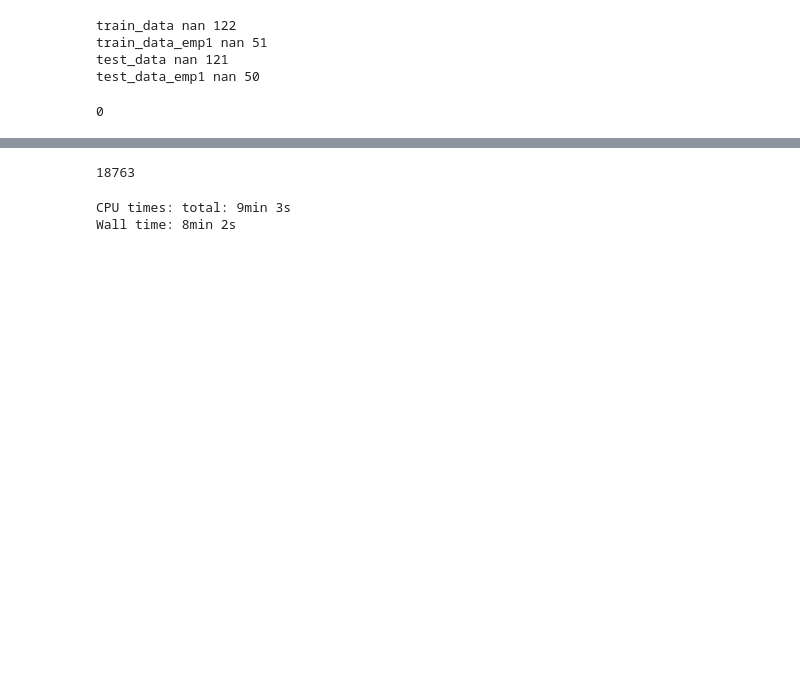
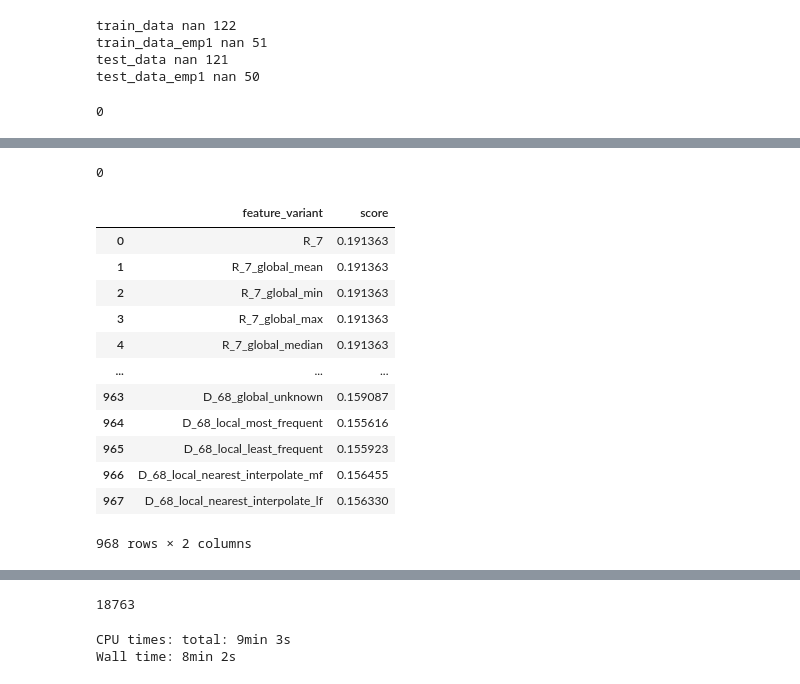
Before and after one commit to binarysentient/kaggle-binarysentient, a Jupyter notebook: amex-default-prediction/impute_insanity_amex_default.ipynb, the cells around one changed output, grey strips where cells are left out. Saved outputs shown, nothing was run; the diff lists cells and outputs as text; code cells hidden in the pictures; blank space fills up the shorter version.

```diff
--- a/amex-default-prediction/impute_insanity_amex_default.ipynb
+++ b/amex-default-prediction/impute_insanity_amex_default.ipynb
@@ -342,0 +312,21 @@ test_data_emp1 nan 38
+# %%
+gc.collect()
+# %% [output]
+0
+# %%
+variant_scored_df = load_prepare_amex_dataset(f"variant_scores_emp1")
+variant_scored_df
+# %% [output]
+|  | feature_variant | score |
+| 0 | R_7 | 0.191363 |
+| 1 | R_7_global_mean | 0.191363 |
+| 2 | R_7_global_min | 0.191363 |
+| 3 | R_7_global_max | 0.191363 |
+| 4 | R_7_global_median | 0.191363 |
+| ... | ... | ... |
+| 963 | D_68_global_unknown | 0.159087 |
+| 964 | D_68_local_most_frequent | 0.155616 |
+| 965 | D_68_local_least_frequent | 0.155923 |
+| 966 | D_68_local_nearest_interpolate_mf | 0.156455 |
+| 967 | D_68_local_nearest_interpolate_lf | 0.156330 |
+968 rows × 2 columns
```
Also changed, not shown: parts of 28 cells of this notebook, 2 other files.
